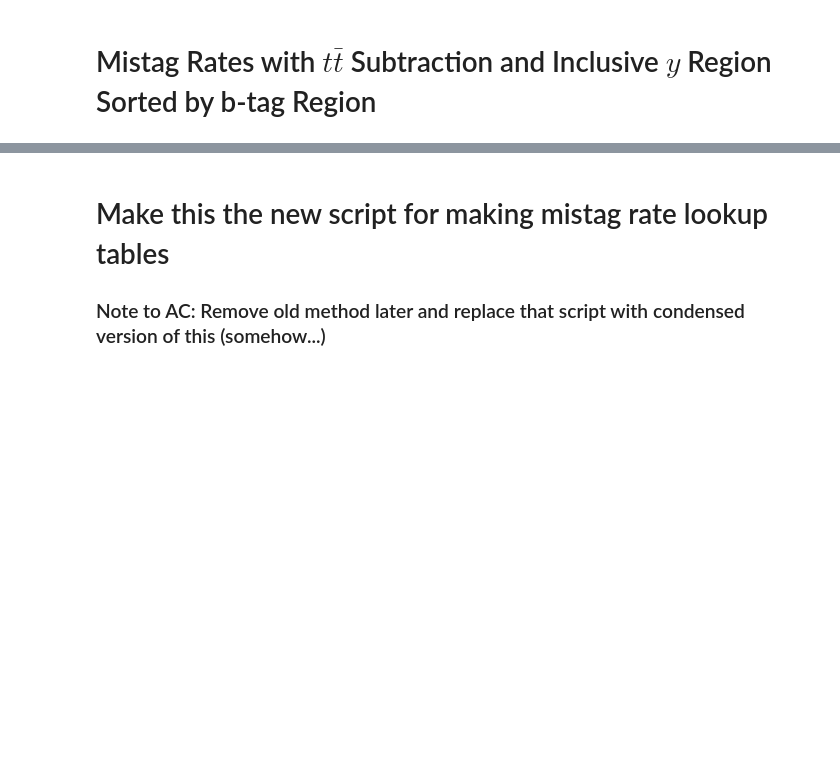
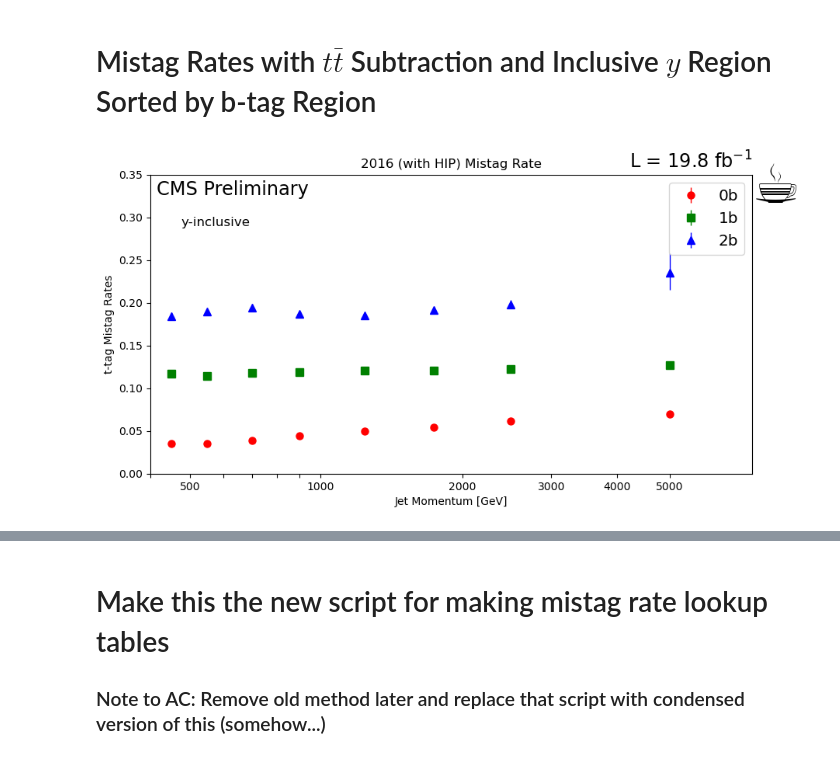
Before and after one commit to b2g-nano/TTbarAllHadUproot, a Jupyter notebook: TTbarResCoffea_MistagAnalysis.ipynb, the cells around one changed output, grey strips where cells are left out. Saved outputs shown, nothing was run; the diff lists cells and outputs as text; code cells hidden in the pictures; blank space fills up the shorter version.

Commit message:
Cleaner notebook; Ready to be turned into a simple script to run from terminal to get mistag rate plots and LUTs

```diff
--- a/TTbarResCoffea_MistagAnalysis.ipynb
+++ b/TTbarResCoffea_MistagAnalysis.ipynb
@@ -13,3 +17,9 @@ import mplhep as hep
+# %%
+Year = 2016
+btagWP = 'MediumBTag'
+vfp = 'preVFP'
+saveOn = False
+saveCSVOn = False
 # %%
 dir1 = 'CoffeaOutputsForCombine/Coffea_FirstRun/'
 
@@ -30,8 +43,8 @@ if btagdir == '':
 # %% [markdown]
 # Load All Data Eras
 # %%
-from LoadData import JetHT_Unweighted, JetHT_Weighted, Cutflow
+from LoadData import JetHT_Unweighted
 
-JetHT2016_unweighted = JetHT_Unweighted('MediumBTag', 2016)
+JetHT_unweighted = JetHT_Unweighted(btagWP, Year)
 # %% [markdown]
 # Load All MC
@@ -504 +303,78 @@ print('\n' + SaveDirectory + filename + ' saved')
+# %%
+# =================================================================================================== #
+
+fig, ax = plt.subplots(
+    figsize=(10,5),
+    sharex=True
+)
+HIP = ''
+if vfp == 'preVFP':
+    HIP = ' (with HIP)'
+title = f'{str(Year)}{HIP} Mistag Rate'
+
+# =================================================================================================== #
+
+Inc0b = hpd.GetMistagInfo(JetHT_unweighted, 0, Year, vfp)
+Inc1b = hpd.GetMistagInfo(JetHT_unweighted, 1, Year, vfp)
+Inc2b = hpd.GetMistagInfo(JetHT_unweighted, 2, Year, vfp)
+
+# =================================================================================================== #
+
+mistag_inclusive0b = hpd.plotratio(Inc0b['Num'], Inc0b['Denom'], ax = ax, histtype='errorbar',
+                           marker='.', markersize=13., color='r')
+
+mistag_inclusive1b = hpd.plotratio(Inc1b['Num'], Inc1b['Denom'], ax = ax, histtype='errorbar',
+                           marker='s', markersize=7., color='g')
+
+mistag_inclusive2b = hpd.plotratio(Inc2b['Num'], Inc2b['Denom'], ax = ax, histtype='errorbar',
+                           marker='^', markersize=7., color='b')
+
+# =================================================================================================== #
+
+plt.ylim(bottom = 0.0, top = 0.35)
+plt.xlim([400,7000])
+
+ax.set_ylabel('t-tag Mistag Rates')
+ax.set_title(title)
+leg = ax.legend(labels=["0b", "1b", "2b"],fontsize='x-large')
+
+# ---- Optional x-axis scaling ---- #
+ax.set_xscale('function', functions=(forward, inverse))
+plt.xticks(np.array([400, 500, 600, 700, 800, 900, 1000, 2000, 3000, 4000, 5000]))
+ax.set_xticklabels(['', 500, '', '', '', '', 1000, 2000, 3000, 4000, 5000])
+
+#---- Labeling ----#
+Lint = str(Lum_frac*.001) # Integrated Luminosity
+lumi = plt.text(1.0, 1.08, "L = " + Lint[:6] + " fb$^{-1}$",
+        fontsize='xx-large',
+        horizontalalignment='right',
+        verticalalignment='top',
+        transform=ax.transAxes
+       )
+CMS = plt.text(0.01, 0.98, 'CMS Preliminary',
+        fontsize='xx-large',
+        horizontalalignment='left',
+        verticalalignment='top',
+        transform=ax.transAxes
+       )
+rap = plt.text(0.05, 0.86, 'y-inclusive',
+        fontsize='large',
+        horizontalalignment='left',
+        verticalalignment='top',
+        transform=ax.transAxes
+       )
+coffee = plt.text(1.0, 0.87, u"☕",
+              fontsize=50,
+              horizontalalignment='left',
+              verticalalignment='bottom',
+              transform=ax.transAxes
+             )
+
+# =================================================================================================== #
+if saveOn:
+    filename = f'InclusiveMistag.png'
+    plt.savefig(SaveDirectory+filename, bbox_inches="tight")
+    print('\n' + SaveDirectory + filename + ' saved')
+# %% [output]
+[figure, added]
 # %%
```
Also changed, not shown: parts of 28 cells of this notebook, 1 other file.
